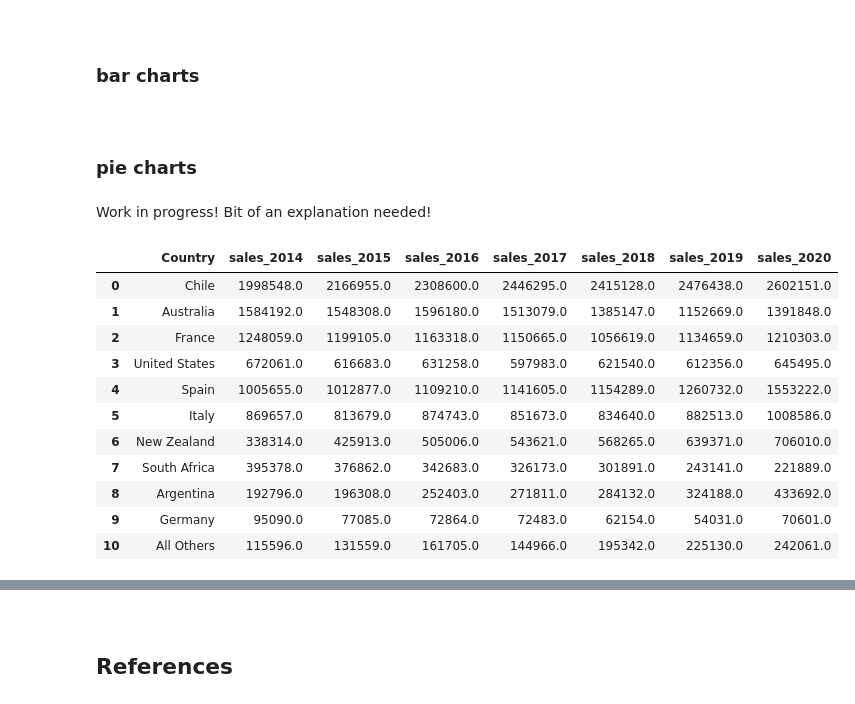
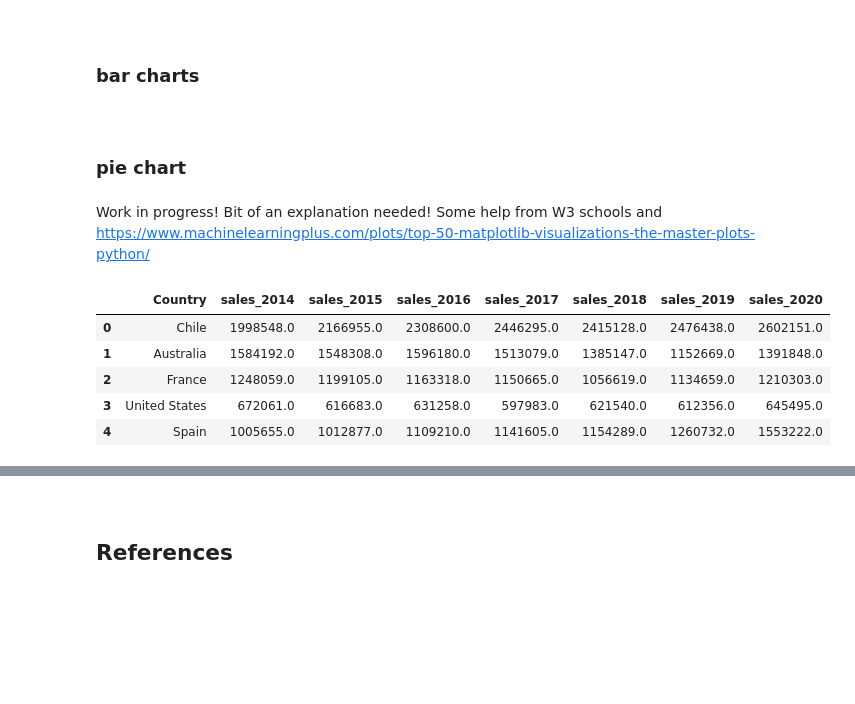
Before and after one commit to Caoimhinv/Fundamentals_Assessment, a Jupyter notebook: pyplot.ipynb, the cells around one changed output, grey strips where cells are left out. Saved outputs shown, nothing was run; the diff lists cells and outputs as text; code cells hidden in the pictures; blank space fills up the shorter version.

```diff
--- a/pyplot.ipynb
+++ b/pyplot.ipynb
@@ -265,23 +265,18 @@ fig.tight_layout()
 # %% [markdown]
 <br>
 
-### pie charts
+### pie chart
 # %% [markdown]
 Work in progress! Bit of an explanation needed!
+Some help from W3 schools and https://www.machinelearningplus.com/plots/top-50-matplotlib-visualizations-the-master-plots-python/
 # %%
 df = pd.read_csv("data/wine_sales1.csv")
 df = df.dropna()
-df
+df.head()
 # %% [output]
 |  | Country | sales_2014 | sales_2015 | sales_2016 | sales_2017 | sales_2018 | sales_2019 | sales_2020 |
 | 0 | Chile | 1998548.0 | 2166955.0 | 2308600.0 | 2446295.0 | 2415128.0 | 2476438.0 | 2602151.0 |
 | 1 | Australia | 1584192.0 | 1548308.0 | 1596180.0 | 1513079.0 | 1385147.0 | 1152669.0 | 1391848.0 |
 | 2 | France | 1248059.0 | 1199105.0 | 1163318.0 | 1150665.0 | 1056619.0 | 1134659.0 | 1210303.0 |
 | 3 | United States | 672061.0 | 616683.0 | 631258.0 | 597983.0 | 621540.0 | 612356.0 | 645495.0 |
 | 4 | Spain | 1005655.0 | 1012877.0 | 1109210.0 | 1141605.0 | 1154289.0 | 1260732.0 | 1553222.0 |
-| 5 | Italy | 869657.0 | 813679.0 | 874743.0 | 851673.0 | 834640.0 | 882513.0 | 1008586.0 |
-| 6 | New Zealand | 338314.0 | 425913.0 | 505006.0 | 543621.0 | 568265.0 | 639371.0 | 706010.0 |
-| 7 | South Africa | 395378.0 | 376862.0 | 342683.0 | 326173.0 | 301891.0 | 243141.0 | 221889.0 |
-| 8 | Argentina | 192796.0 | 196308.0 | 252403.0 | 271811.0 | 284132.0 | 324188.0 | 433692.0 |
-| 9 | Germany | 95090.0 | 77085.0 | 72864.0 | 72483.0 | 62154.0 | 54031.0 | 70601.0 |
-| 10 | All Others | 115596.0 | 131559.0 | 161705.0 | 144966.0 | 195342.0 | 225130.0 | 242061.0 |
```
Also changed, not shown: parts of 19 cells of this notebook, 37 other files.
